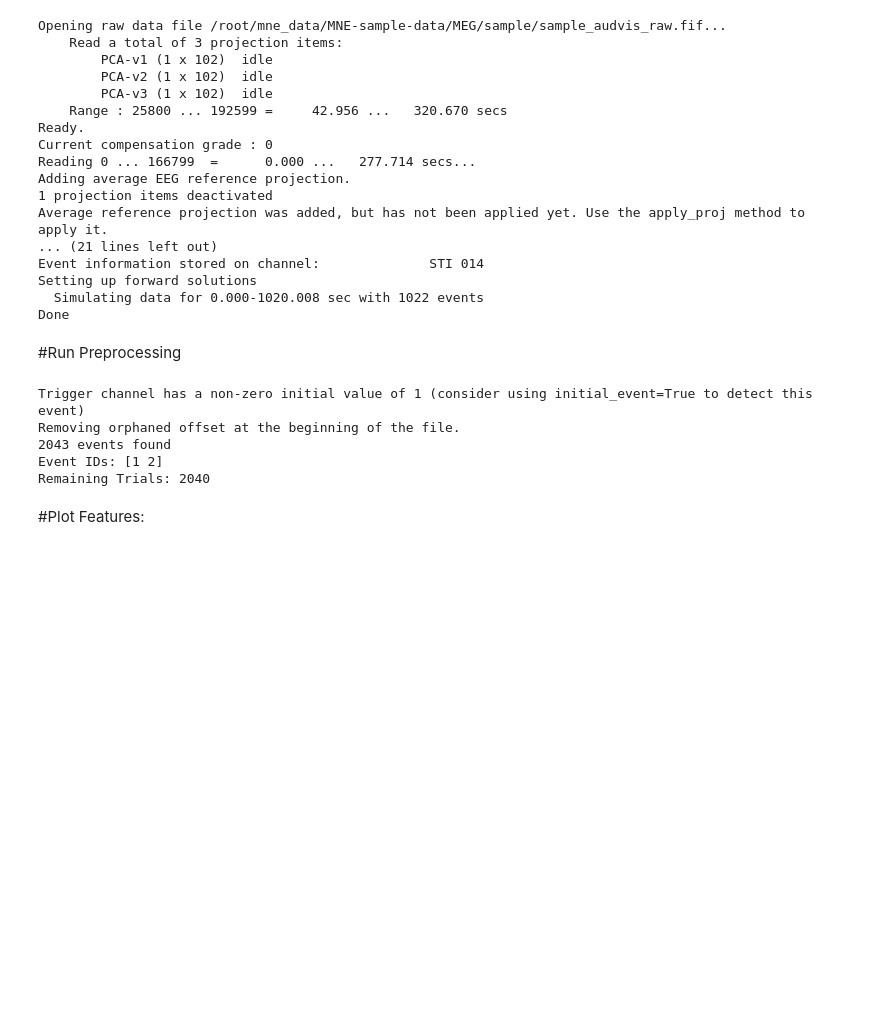
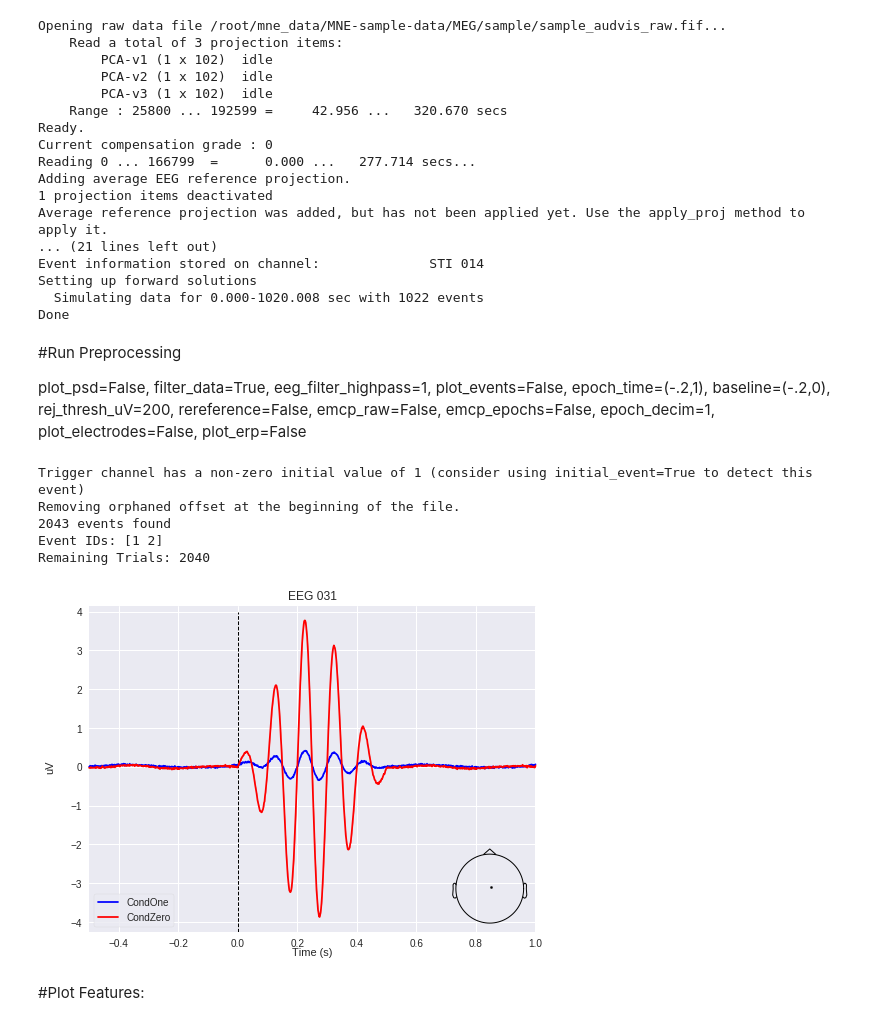
Before and after one commit to kylemath/DeepEEG, a Jupyter notebook: notebooks/DeepEEG_Sim.ipynb, the cells around one changed output. Saved outputs shown, nothing was run; the diff lists cells and outputs as text; code cells hidden in the pictures; blank space fills up the shorter version.

```diff
--- a/notebooks/DeepEEG_Sim.ipynb
+++ b/notebooks/DeepEEG_Sim.ipynb
@@ -52,16 +52,23 @@ Event information stored on channel:              STI 014
 Setting up forward solutions
   Simulating data for 0.000-1020.008 sec with 1022 events
 Done
-# %% [markdown]
-#Run Preprocessing
+# %% [markdown]
+#Run Preprocessing
+
+plot_psd=False, filter_data=True,
+eeg_filter_highpass=1, plot_events=False, epoch_time=(-.2,1),
+baseline=(-.2,0), rej_thresh_uV=200, rereference=False,
+emcp_raw=False, emcp_epochs=False, epoch_decim=1, plot_electrodes=False,
+plot_erp=False
 # %%
-epochs = PreProcess(raw, event_id,filter_data=False)
+epochs = PreProcess(raw, event_id,filter_data=False,epoch_time = (-.5,1),plot_erp=True)
 # %% [output]
 Trigger channel has a non-zero initial value of 1 (consider using initial_event=True to detect this event)
 Removing orphaned offset at the beginning of the file.
 2043 events found
 Event IDs: [1 2]
 Remaining Trials: 2040
+[figure, added]
 # %% [markdown]
 #Plot Features:
 # %%
```
Also changed, not shown: parts of 7 cells of this notebook.
